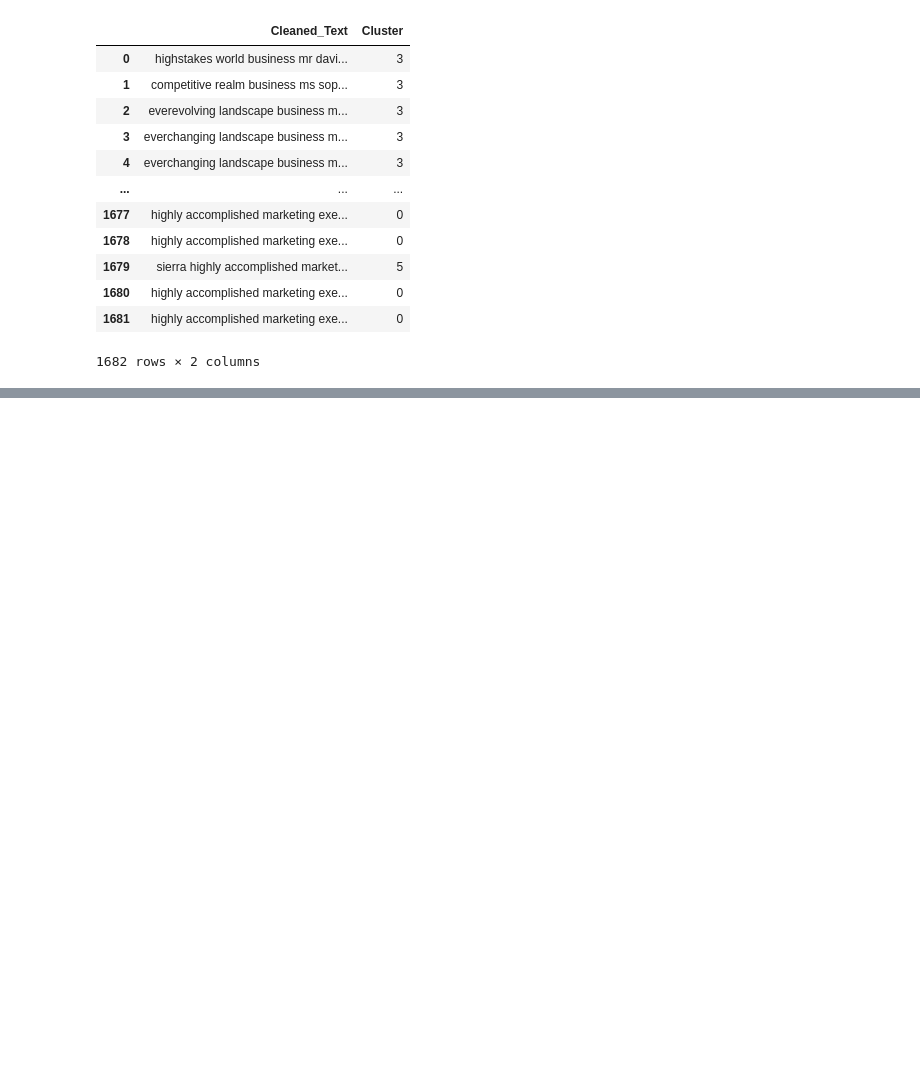
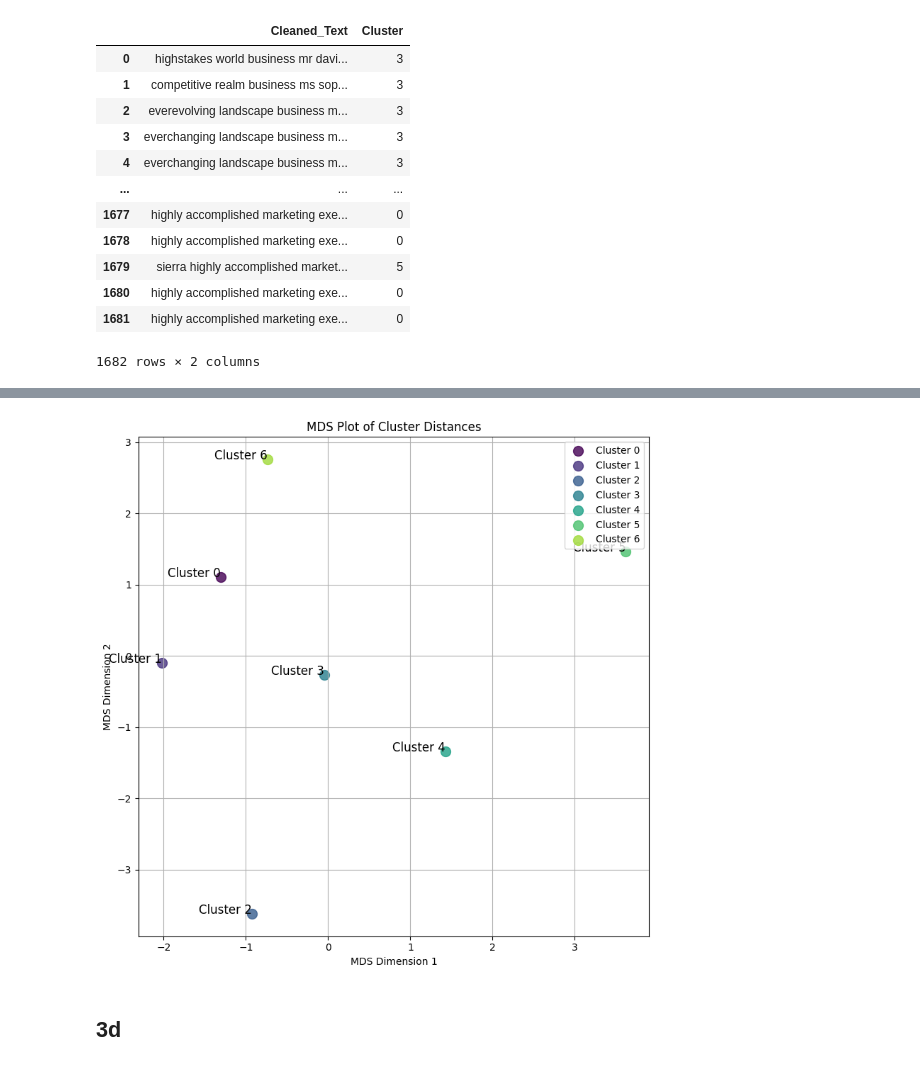
Before and after one commit to Swish78/Kaggle-Practice-Projects-, a Jupyter notebook: profile-suggestion-testing.ipynb, the cells around one changed output, grey strips where cells are left out. Drawn from its saved outputs; the diff is of its cells as text; code cells hidden in the pictures; blank space fills up the shorter version.

Commit message:
Kaggle Notebook | Profile Suggestion testing  | Version 12

```diff
--- a/profile-suggestion-testing.ipynb
+++ b/profile-suggestion-testing.ipynb
@@ -1469,0 +1515,13 @@ new_profiles[['Cleaned_Text', 'Cluster']]
+# %%
+clusters = new_profiles['Cluster'].values
+# %%
+cluster_centers = []
+for cluster_id in sorted(new_profiles['Cluster'].unique()):
+    cluster_center = np.mean(embeddings[clusters == cluster_id], axis=0)
+    cluster_centers.append(cluster_center)
+
+distances = pairwise_distances(cluster_centers, metric='euclidean')
+# %%
+# Applying Multidimensional Scaling (MDS) to reduce dimensionality to 2D
+mds = MDS(n_components=2, dissimilarity='precomputed', random_state=42)
+embeddings_2d = mds.fit_transform(distances)
@@ -1469,0 +1540,18 @@ new_profiles[['Cleaned_Text', 'Cluster']]
+# %%
+plt.figure(figsize=(8, 8))
+cmap = get_cmap('viridis')
+for cluster_id, (x, y) in enumerate(embeddings_2d):
+    plt.scatter(x, y, color=cmap(cluster_id / len(cluster_centers)), s=100, alpha=0.8, label=f'Cluster {cluster_id}')
+    plt.text(x, y, f'Cluster {cluster_id}', fontsize=12, ha='right')
+
+plt.title('MDS Plot of Cluster Distances')
+plt.xlabel('MDS Dimension 1')
+plt.ylabel('MDS Dimension 2')
+plt.legend()
+plt.grid(True)
+plt.tight_layout()
+plt.show()
+# %% [output]
+[figure, added]
+# %% [markdown]
+## 3d
```
Also changed, not shown: parts of 11 cells of this notebook.
